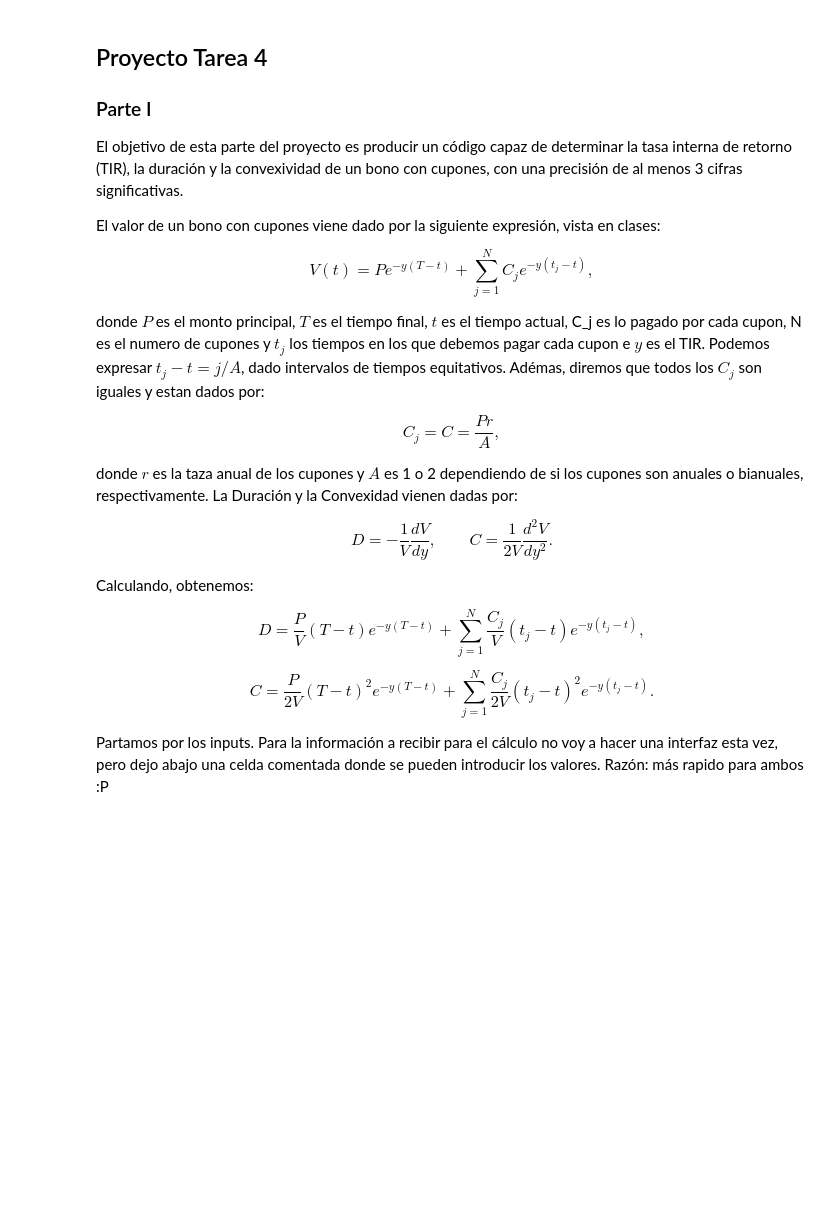
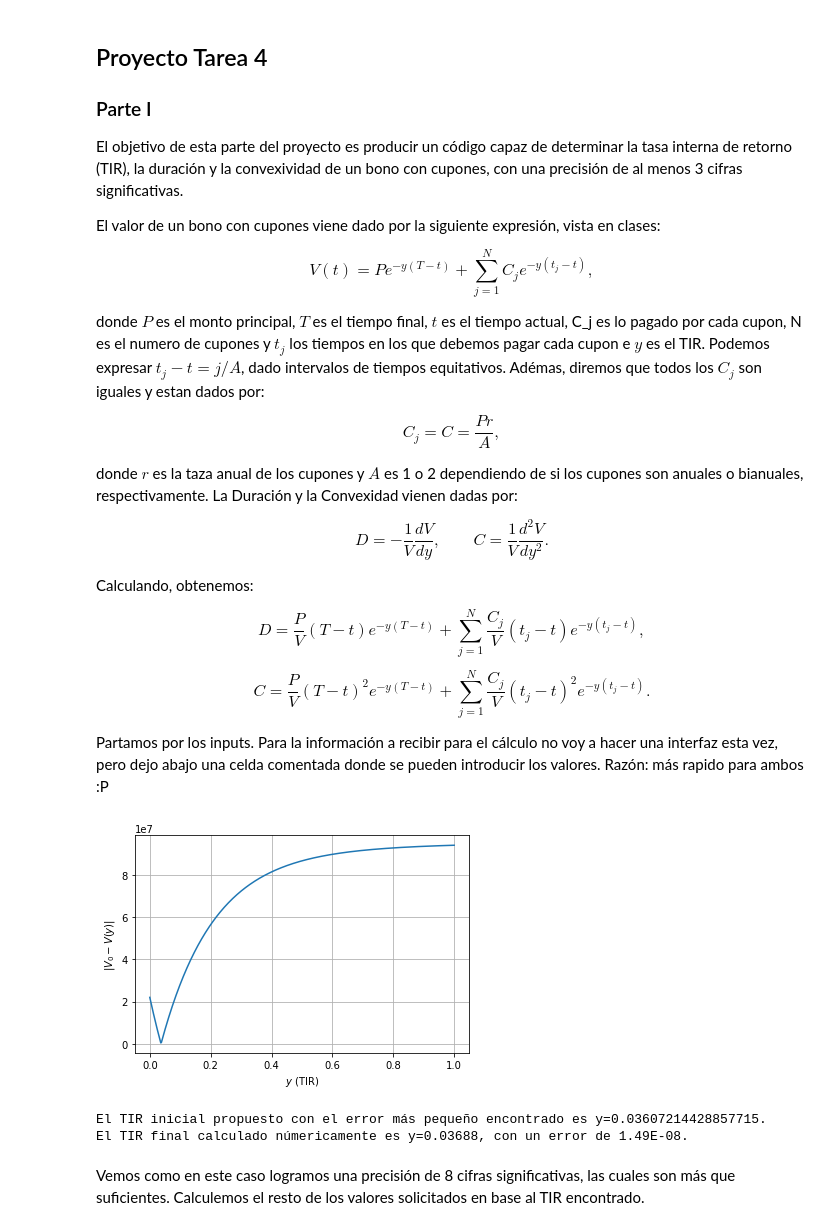
Before and after one commit to eitandv/Finanzas-Cuantitativas-Fisicos, a Jupyter notebook: Tarea 4/Proyecto T4.ipynb, the cells around one changed output. Cells and saved outputs as stored; diff of their text form; code cells hidden in the pictures; blank space fills up the shorter version.

```diff
--- a/Tarea 4/Proyecto T4.ipynb
+++ b/Tarea 4/Proyecto T4.ipynb
@@ -23,13 +26,13 @@ $$ C_j=C=\frac{P r}{A},$$
 
 donde $r$ es la taza anual de los cupones y $A$ es 1 o 2 dependiendo de si los cupones son anuales o bianuales, respectivamente. La Duración y la Convexidad vienen dadas por:
 
-$$ D=-\frac{1}{V}\frac{dV}{dy}, \qquad C=\frac{1}{2V}\frac{d^2V}{dy^2}. $$
+$$ D=-\frac{1}{V}\frac{dV}{dy}, \qquad C=\frac{1}{V}\frac{d^2V}{dy^2}. $$
 
 Calculando, obtenemos:
 
 $$ D=\frac{P}{V}(T-t)e^{-y(T-t)} + \sum_{j=1}^N\frac{C_j}{V}(t_j-t)e^{-y(t_j-t)} , $$
 
-$$ C=\frac{P}{2V}(T-t)^2e^{-y(T-t)} + \sum_{j=1}^N\frac{C_j}{2V}(t_j-t)^2e^{-y(t_j-t)} . $$
+$$ C=\frac{P}{V}(T-t)^2e^{-y(T-t)} + \sum_{j=1}^N\frac{C_j}{V}(t_j-t)^2e^{-y(t_j-t)} . $$
 
 Partamos por los inputs. Para la información a recibir para el cálculo no voy a hacer una interfaz esta vez, pero dejo abajo una celda comentada donde se pueden introducir los valores. Razón: más rapido para ambos :P
 # %%
@@ -63,20 +66,48 @@ tf = str_to_dt('2024-6-1')     # Fecha de madurez  (formato: año-mes-día)
 a_or_b = div_factor('a')       # Cupones anuales (Ingresar 'a') o bi anuales (Ingresar 'b')
 r = percent_to_num(3)          # Tasa anual de los cupones (en %)
 v0 = 96000000                  # precio actual del bono
-# %%
-# Calculemos lo que nos piden
-
-# Primero definimos la función para el valor del bono
-def value_b(y, p, t0, tf, a_or_b, r, v0):
-    dt = int(delta_days(tf,t0)/365)
-    n_cupones = dt*a_or_b
-    [(p*r/a_or_b)]
-    return p*np.e^(-y*dt)+np.sum()
-
-def tir(p, t0, tf, a_or_b, r, v0):
-    ''' La idea de esta función es setear n valores para el TIR entre 1 y 0,
-        calcular la diferencia del valor del cupon para esos TIRs respecto
-        al valor deseado, tomar el con menos error y volver a iterar bajo valores
-        cecanos a este.
-        '''
-    y_start = 0.5      # definimos un valor inicial para el TIR
+# %%
+# Calculemos lo que nos piden
+
+# Primero definimos la función para el valor del bono
+def value_b(y, p, t0, tf, a_or_b, r):
+    dt = int(delta_days(tf,t0)/365)
+    n_cupones = dt*a_or_b
+    value = p*np.e**(-y*dt)
+    for i in range(1,n_cupones+1):
+        value += (p*r/a_or_b)*np.e**(-y*i/a_or_b)
+    return value
+
+# Diferencia absoluta del valor deseado + TIR
+def value_vs_v0(y, p, t0, tf, a_or_b, r, v0):
+    return (abs(v0 - value_b(y, p, t0, tf, a_or_b, r)),y)
+
+# Diferencia absoluta del valor deseado
+def just_value_vs_v0(y, p, t0, tf, a_or_b, r, v0):
+    return abs(v0 - value_b(y, p, t0, tf, a_or_b, r))
+
+# Ahora graficamos la diferencia del valor para tener una idea general de donde vamos
+# a encontrar nuestra solución.
+ys = np.linspace(0,1,500)
+plt.plot(ys, value_vs_v0(ys, p, t0, tf, a_or_b, r, v0)[0])
+plt.xlabel("$y$ (TIR)")
+plt.ylabel(r"$|V_0-V(y)|$")
+plt.grid()
+plt.show()
+
+# Checkeando valor exacto de minimo
+y_guess = sorted([(value_vs_v0(y, p, t0, tf, a_or_b, r, v0), y) for y in ys])[0][1]
+print(r'El TIR inicial propuesto con el error más pequeño encontrado es y={}.'.format(y_guess))
+
+# Finalmente, optimizamos con fsolve
+y_solution = fsolve(just_value_vs_v0, y_guess, args=(p, t0, tf, a_or_b, r, v0))[0]
+v_solved = value_b(y_solution, p, t0, tf, a_or_b, r)
+err = abs(v0-v_solved)
+
+print(r'El TIR final calculado númericamente es y={:.5f}, con un error de {:.2E}.'.format(y_solution, err))
+# %% [output]
+[figure, added]
+El TIR inicial propuesto con el error más pequeño encontrado es y=0.03607214428857715.
+El TIR final calculado númericamente es y=0.03688, con un error de 1.49E-08.
+# %% [markdown]
+Vemos como en este caso logramos una precisión de 8 cifras significativas, las cuales son más que suficientes. Calculemos el resto de los valores solicitados en base al TIR encontrado.
```
Also changed, not shown: parts of 11 cells of this notebook, 5 other files.
